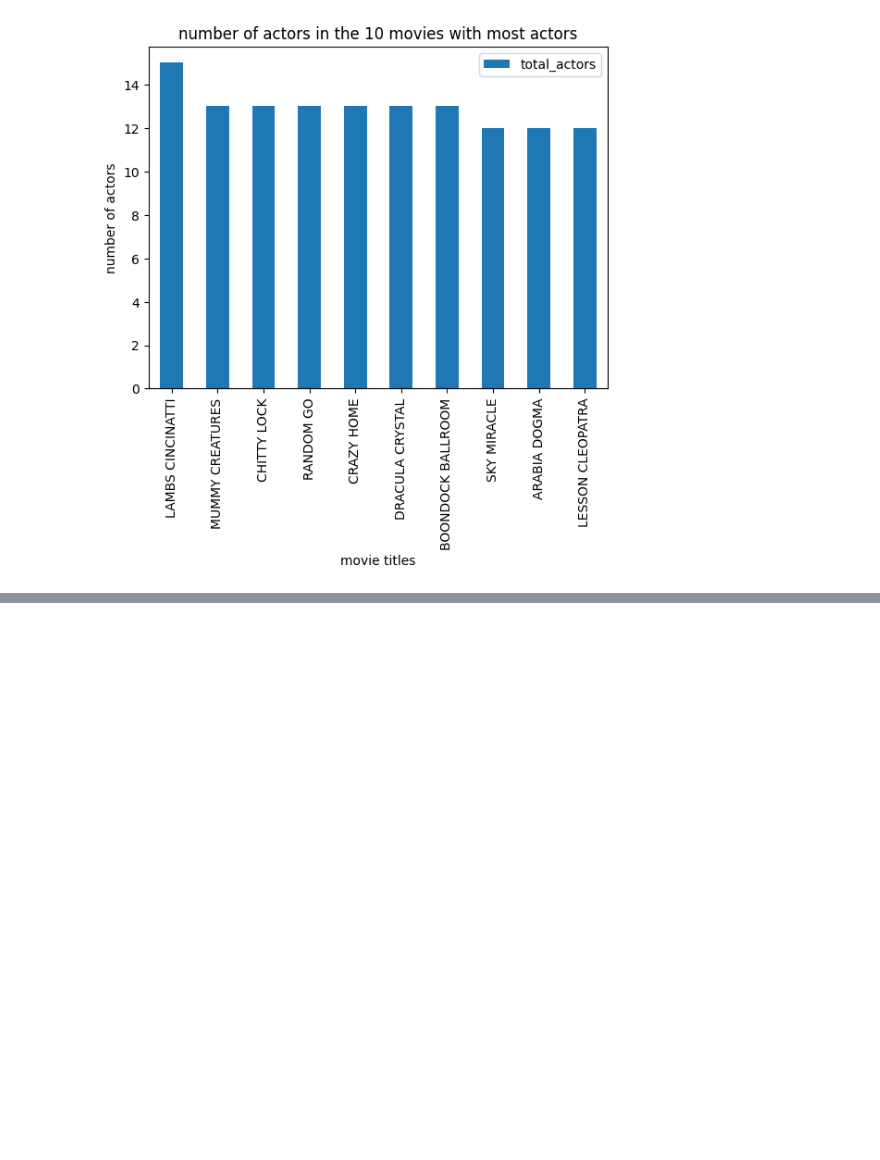
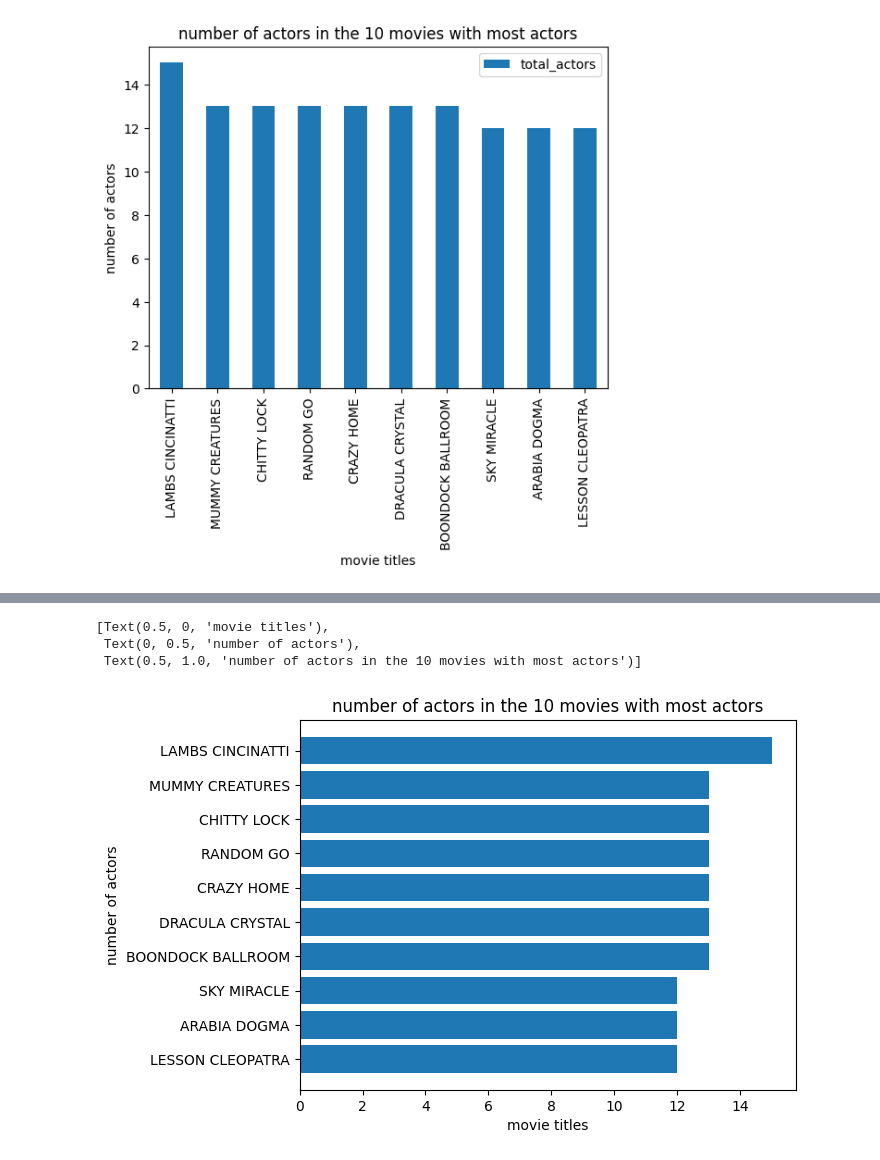
Before and after one commit to kokchun/duckdb_analytics_kokchun_giang_mlops25, a Jupyter notebook: code_alongs/18_pandas_duckdb/duckdb_pandas.ipynb, the cells around one changed output, grey strips where cells are left out. Saved outputs shown, nothing was run; the diff lists cells and outputs as text; code cells hidden in the pictures; blank space fills up the shorter version.

Commit message:
raw matplotlib

```diff
--- a/code_alongs/18_pandas_duckdb/duckdb_pandas.ipynb
+++ b/code_alongs/18_pandas_duckdb/duckdb_pandas.ipynb
@@ -261,0 +264,3 @@ fig.savefig("actor_count_bar.png", dpi=150)
+# %%
+df = total_actors.head(10)
+df
@@ -261,0 +279,16 @@ fig.savefig("actor_count_bar.png", dpi=150)
+# %%
+import matplotlib.pyplot as plt
+
+fig, ax = plt.subplots(1)
+ax.barh(y=df["film_title"], width=df["total_actors"])
+ax.invert_yaxis()
+ax.set(
+    xlabel="movie titles",
+    ylabel="number of actors",
+    title="number of actors in the 10 movies with most actors",
+)
+# %% [output]
+[Text(0.5, 0, 'movie titles'),
+ Text(0, 0.5, 'number of actors'),
+ Text(0.5, 1.0, 'number of actors in the 10 movies with most actors')]
+[figure, added]
```
Also changed, not shown: parts of 2 cells of this notebook.
